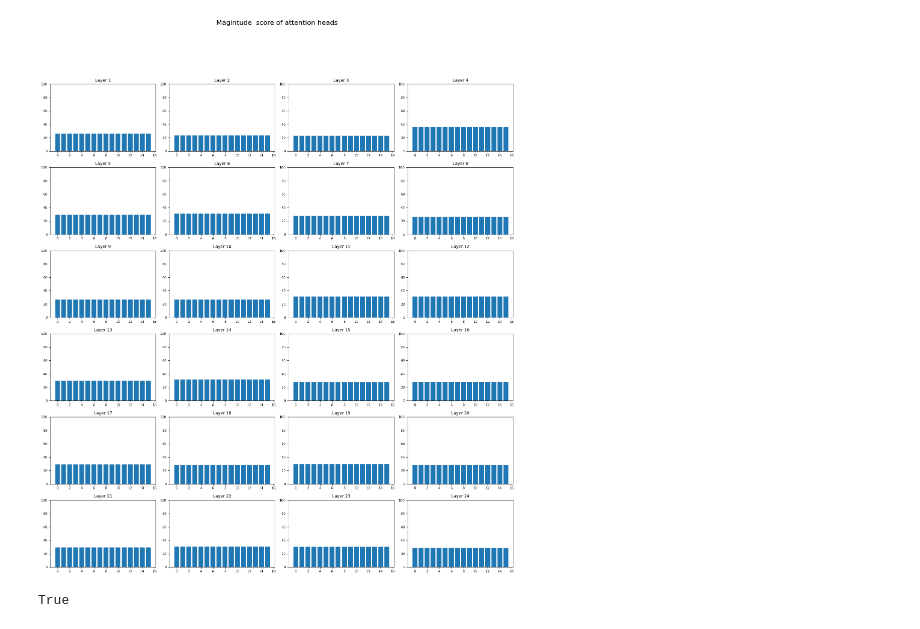
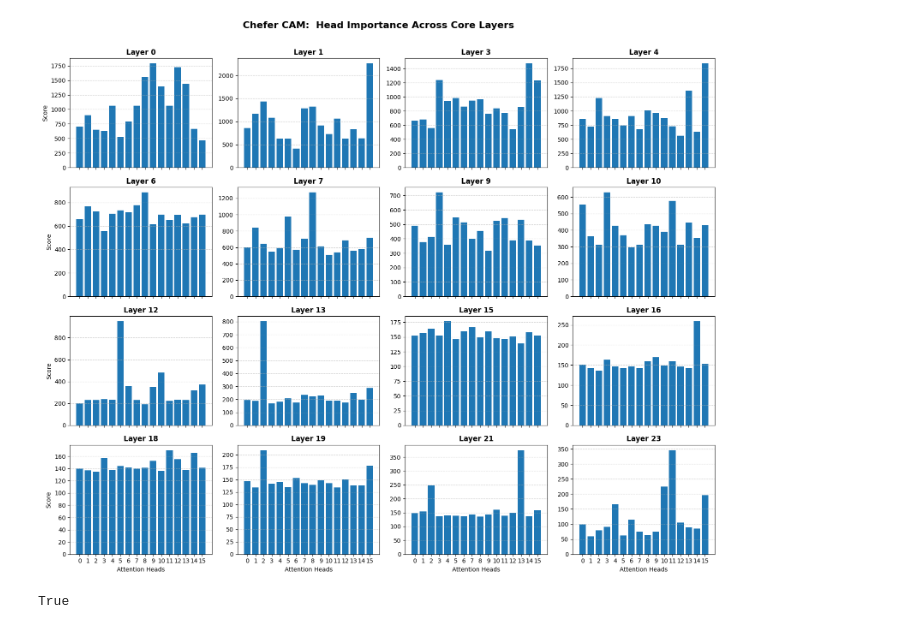
Before and after one commit to kashif003/GMAR-Plus-with-pruning, a Jupyter notebook: src/prunning/test.ipynb, the cells around one changed output. Saved outputs shown, nothing was run; the diff lists cells and outputs as text; code cells hidden in the pictures.

```diff
--- a/src/prunning/test.ipynb
+++ b/src/prunning/test.ipynb
@@ -3,28 +1,55 @@ import matplotlib.pyplot as plt
+# %%
+import json
+import numpy as np
+import matplotlib.pyplot as plt
+
+# 1. Load your saved JSON final scores
+with open("chefar_score.json", "r") as f:
+    saved_data = json.load(f)
+
+# 2. Select 16 layers to plot (e.g., evenly spaced from layer 0 to 23)
+# If your model only has 16 layers total, you can just use: layer_indices = range(16)
+total_layersAvailable = len(saved_data)
+layer_indices = np.linspace(0, total_layersAvailable - 1, 16, dtype=int)
 # %%
-import json
 
-with open("mag_score.json", "r") as file:
-    score = json.load(file)
-final_score = []
-for k,v in score.items():
-    scr = score[k].pop()
-    final_score.append(scr)
+
+# 3. Initialize a 4x4 plotting grid
+fig, axes = plt.subplots(4, 4, figsize=(16, 14), sharex=True)
+axes = axes.flatten()  # Flatten into a 1D array of 16 spaces for easy looping
+
+# 4. Generate each plot sequentially
+for plot_idx, layer_num in enumerate(layer_indices):
+    ax = axes[plot_idx]
+
+    # Grab the 16 head scores for this specific layer
+    # Data is converted back to numpy array for clean plotting mechanics
+    scores = np.array(saved_data[str(layer_num)])
+
+    # Create a bar chart for the 16 heads
+    head_numbers = np.arange(16)
+    bars = ax.bar(head_numbers, scores)
+
+    # Formatting details for a professional look
+    ax.set_title(f"Layer {layer_num}", fontsize=12, fontweight='bold')
+    ax.set_xticks(range(0, 16, 1))  # Show ticks for every second head to avoid overlap
+    ax.grid(axis='y', linestyle='--', alpha=0.5)
+
+    # Add a clean label to the outer edges only to keep the grid immaculate
+    if plot_idx % 4 == 0:
+        ax.set_ylabel("Score")
+    if plot_idx >= 12:
+        ax.set_xlabel("Attention Heads")
+
+# 5. Global figure adjustments
+plt.suptitle("Chefer CAM:  Head Importance Across Core Layers", fontsize=16, fontweight='bold', y=0.96)
+plt.tight_layout(rect=[0, 0.03, 1, 0.95])
+
+# Save the plot for your research paper figures folder
+plt.savefig("chefer_cam_score.png", dpi=300)
+plt.show()
+# %% [output]
+[figure, added]
-# %%
-fig, axes = plt.subplots(6, 4, figsize=(16, 18))
-axes = axes.flatten()
-
-for i, ax in enumerate(axes):
-    ax.bar(range(16), final_score[i])
-    ax.set_title(f"Layer {i+1}", fontsize=10)
-    ax.tick_params(axis='both', labelsize=8)
-    ax.set_ylim(0, 100)
-
-fig.suptitle("Magintude  score of attention heads", fontsize=16, y=1.03)
-fig.tight_layout(rect=[0, 0, 1, 0.95])
-plt.savefig("magnituded_score.png")
-plt.show()
-# %% [output]
-[figure, removed]
 # %%
 # %% [output]
 True
```
Also changed, not shown: parts of 1 cell of this notebook, 11 other files.
